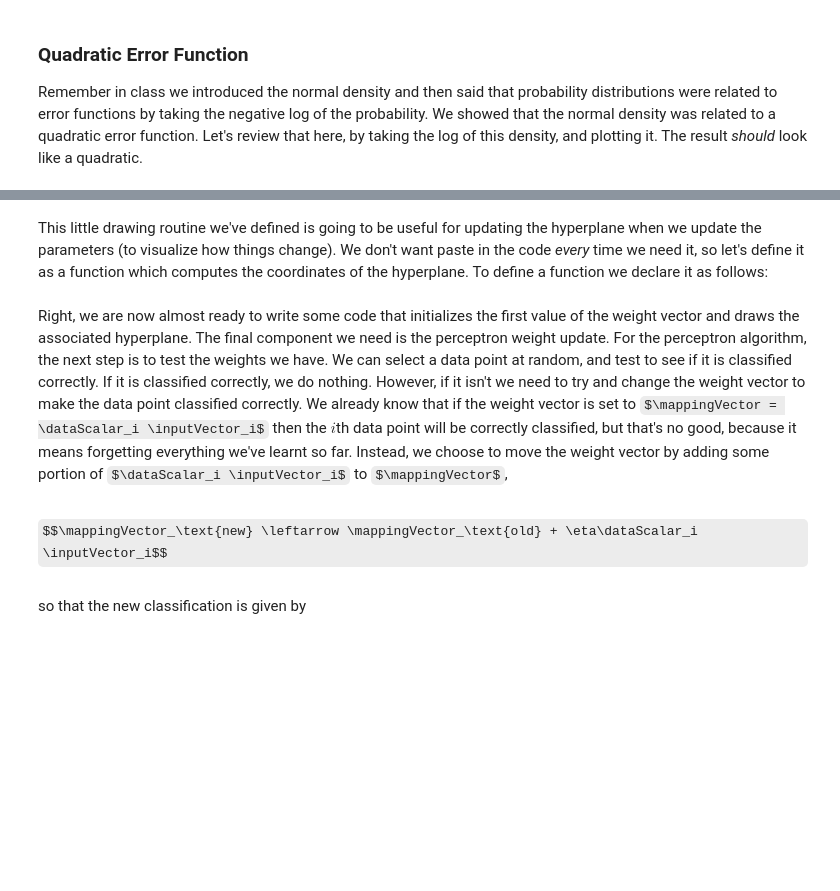
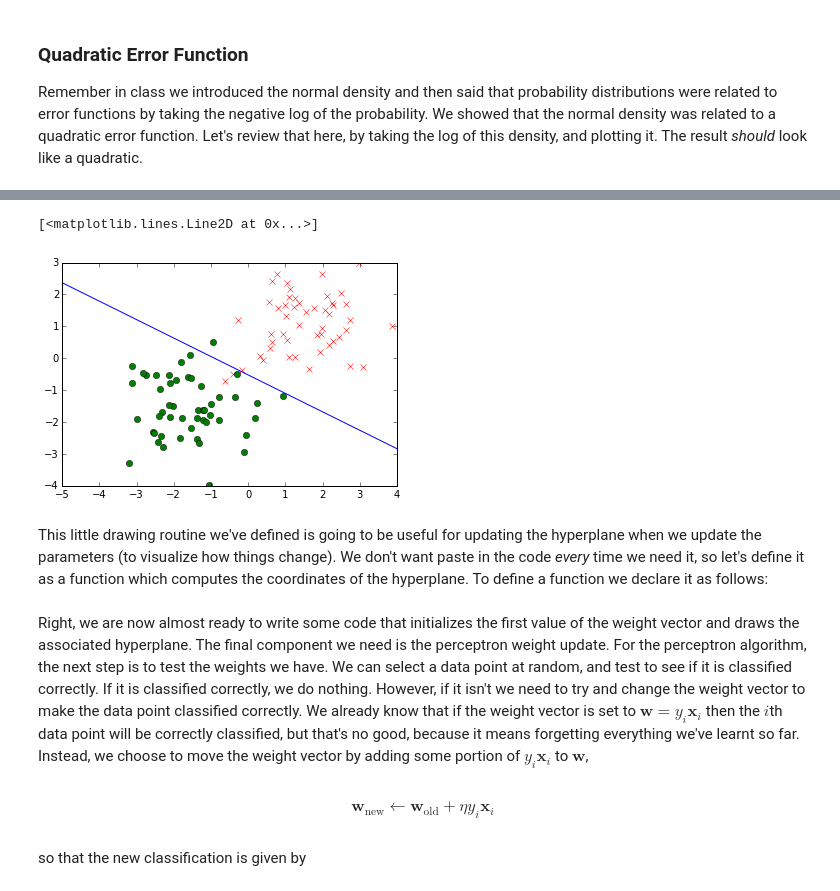
Before and after one commit to lawrennd/mi2013, a Jupyter notebook: MI_Lab_class.ipynb, the cells around one changed output, grey strips where cells are left out. Saved outputs shown, nothing was run; the diff lists cells and outputs as text; code cells hidden in the pictures; some formulas as TeX source; blank space fills up the shorter version.

```diff
--- a/MI_Lab_class.ipynb
+++ b/MI_Lab_class.ipynb
@@ -358,20 +372,23 @@ This motivates a simple `if` statement to check which situation we're in.
 # %%
 # Compute coordinates for the separating hyperplane
 plot_limits = np.asarray([-5, 4])
 if abs(w[1])>abs(w[0]):
     # If w[1]>[w[0] in absolute value, plane is likely to be leaving tops of plot.
     x0 = plot_limits
     x1 = -(b + x0*w[0])/w[1]
 else:
     # otherwise plane is likely to be leaving sides of plot.
     x1 = plot_limits
     x0 = -(b + x1*w[1])/w[0]
 
 # Plot the data again
-plot(x_plus[:, 0], x_plus[:, 1], 'rx')
-plot(x_minus[:, 0], x_minus[:, 1], 'go')
+plt.plot(x_plus[:, 0], x_plus[:, 1], 'rx')
+plt.plot(x_minus[:, 0], x_minus[:, 1], 'go')
 # plot a line to represent the separating 'hyperplane'
-plot(x0, x1, 'b-')
+plt.plot(x0, x1, 'b-')
+# %% [output]
+[<matplotlib.lines.Line2D at 0x...>]
+[figure, added]
 # %% [markdown]
 This little drawing routine we've defined is going to be useful for updating the hyperplane when we update the parameters (to visualize how things change). We don't want paste in the code *every* time we need it, so let's define it as a function which computes the coordinates of the hyperplane. To define a function we declare it as follows:
 # %%
@@ -387,9 +404,9 @@ def hyperplane_coordinates(w, b, plot_limits):
         x0 = -(b + x1*w[1])/w[0]
     return x0, x1
 # %% [markdown]
-Right, we are now almost ready to write some code that initializes the first value of the weight vector and draws the associated hyperplane.  The final component we need is the perceptron weight update. For the perceptron algorithm, the next step is to test the weights we have. We can select a data point at random, and test to see if it is classified correctly. If it is classified correctly, we do nothing. However, if it isn't we need to try and change the weight vector to make the data point classified correctly. We already know that if the weight vector is set to $\mappingVector = \dataScalar_i \inputVector_i$ then the $i$th data point will be correctly classified, but that's no good, because it means forgetting everything we've learnt so far. Instead, we choose to move the weight vector by adding some portion of $\dataScalar_i \inputVector_i$ to $\mappingVector$,
+Right, we are now almost ready to write some code that initializes the first value of the weight vector and draws the associated hyperplane.  The final component we need is the perceptron weight update. For the perceptron algorithm, the next step is to test the weights we have. We can select a data point at random, and test to see if it is classified correctly. If it is classified correctly, we do nothing. However, if it isn't we need to try and change the weight vector to make the data point classified correctly. We already know that if the weight vector is set to $\mathbf{w} = y_i \mathbf{x}_i$ then the $i$th data point will be correctly classified, but that's no good, because it means forgetting everything we've learnt so far. Instead, we choose to move the weight vector by adding some portion of $y_i \mathbf{x}_i$ to $\mathbf{w}$,
 # %% [markdown]
-$$\mappingVector_\text{new} \leftarrow \mappingVector_\text{old} + \eta\dataScalar_i \inputVector_i$$
+$$\mathbf{w}_\text{new} \leftarrow \mathbf{w}_\text{old} + \eta y_i \mathbf{x}_i$$
 # %% [markdown]
 so that the new classification is given by
 # %% [markdown]
```
Also changed, not shown: parts of 57 cells of this notebook.
